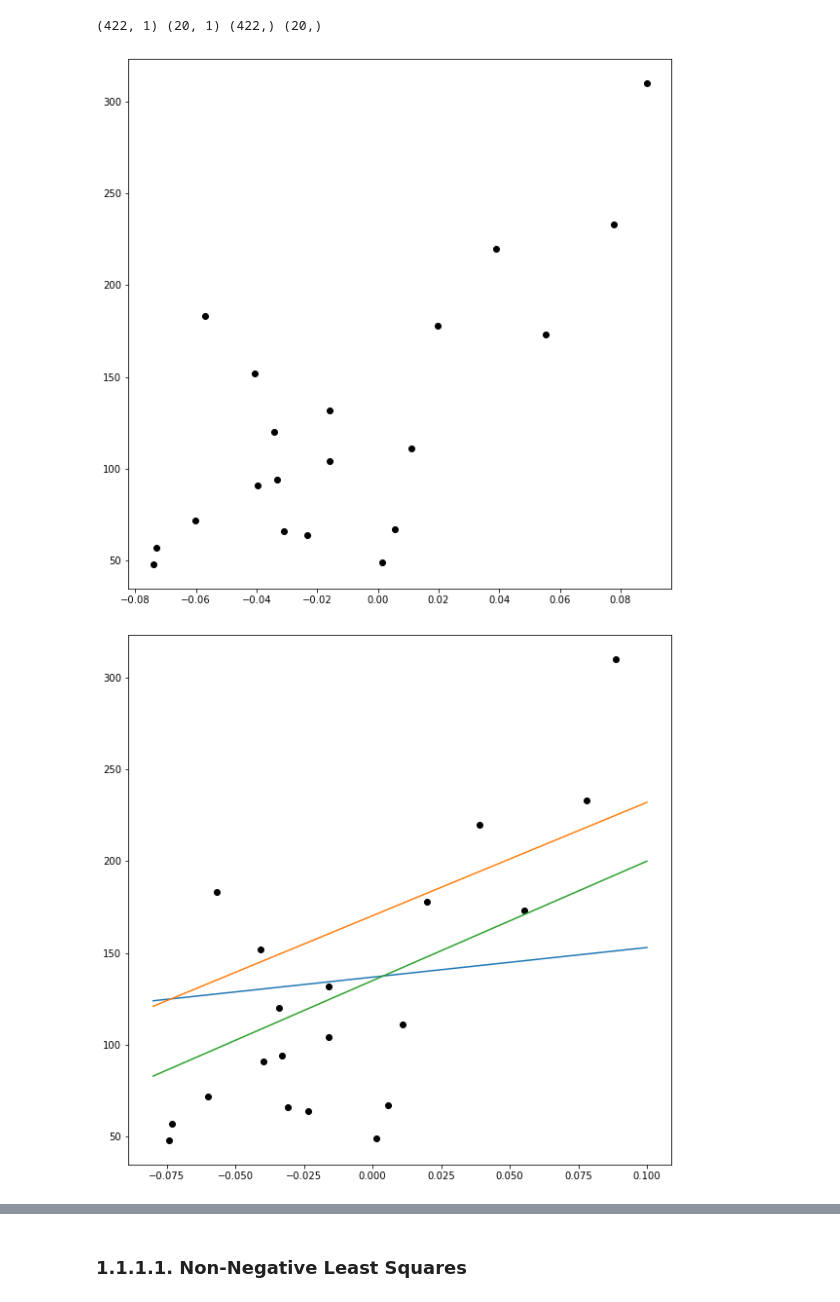
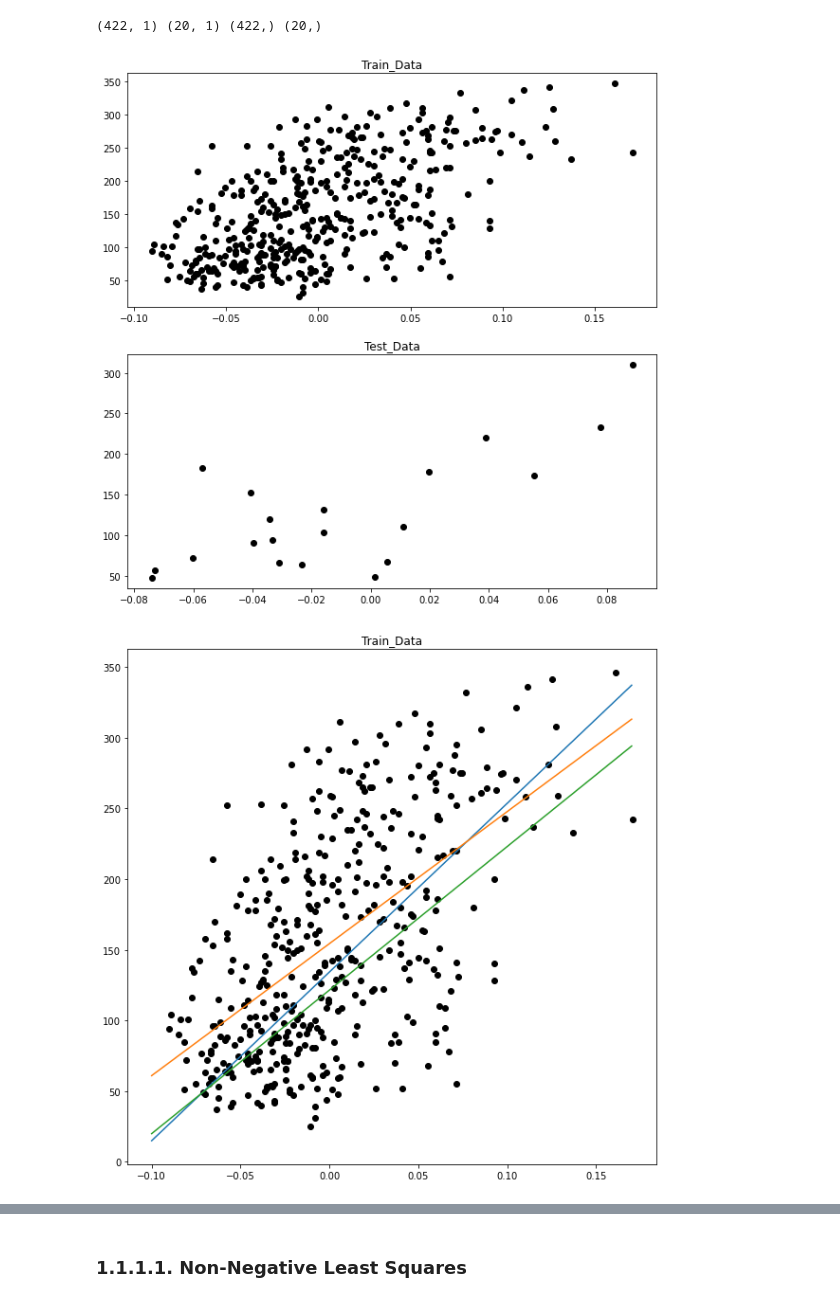
Before and after one commit to GIHYUNJIN/scikit-learn, a Jupyter notebook: 1.Supervised_Learning/1.1.Linear_Models/1.1.1. Ordinary Least Squares.ipynb, the cells around one changed output, grey strips where cells are left out. Saved outputs shown, nothing was run; the diff lists cells and outputs as text; code cells hidden in the pictures.

```diff
--- a/1.Supervised_Learning/1.1.Linear_Models/1.1.1. Ordinary Least Squares.ipynb
+++ b/1.Supervised_Learning/1.1.Linear_Models/1.1.1. Ordinary Least Squares.ipynb
@@ -74,20 +74,28 @@ print(diabetes_X_train.shape, diabetes_X_test.shape, diabetes_y_train.shape, dia
 (422, 1) (20, 1) (422,) (20,)
 # %%
 plt.rcParams["figure.figsize"] = (10, 10)
+
+plt.subplot(2,1,1)
+plt.title('Train_Data')
+plt.scatter(diabetes_X_train, diabetes_y_train, color='black')
+
+plt.subplot(2,1,2)
+plt.title('Test_Data')
 plt.scatter(diabetes_X_test, diabetes_y_test, color='black')
 plt.show()
 # %% [output]
-[figure, old version]
+[figure, new version]
 # %%
 import random
 
-plt.scatter(diabetes_X_test, diabetes_y_test, color='black')
-plt.plot([-0.08, 0.1], [random.randint(50,150), random.randint(150,300)])
-plt.plot([-0.08, 0.1], [random.randint(50,150), random.randint(150,300)])
-plt.plot([-0.08, 0.1], [random.randint(50,150), random.randint(150,300)])
+plt.title('Train_Data')
+plt.scatter(diabetes_X_train, diabetes_y_train, color='black')
+plt.plot([-0.1, 0.17], [random.randint(0,150), random.randint(250,350)])
+plt.plot([-0.1, 0.17], [random.randint(0,150), random.randint(250,350)])
+plt.plot([-0.1, 0.17], [random.randint(0,150), random.randint(250,350)])
 plt.show()
 # %% [output]
-[figure, old version]
+[figure, new version]
 # %%
 # create linear regression object
 regr = linear_model.LinearRegression()
```
Also changed, not shown: parts of 14 cells of this notebook, 3 other files.
